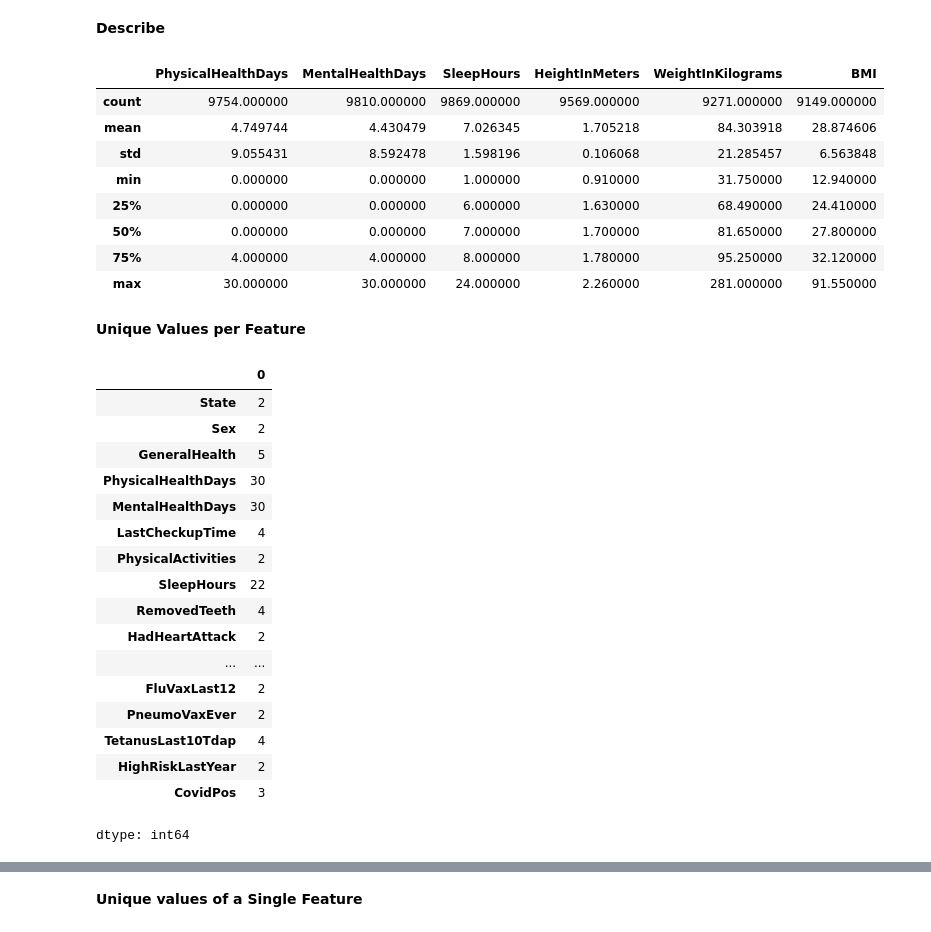
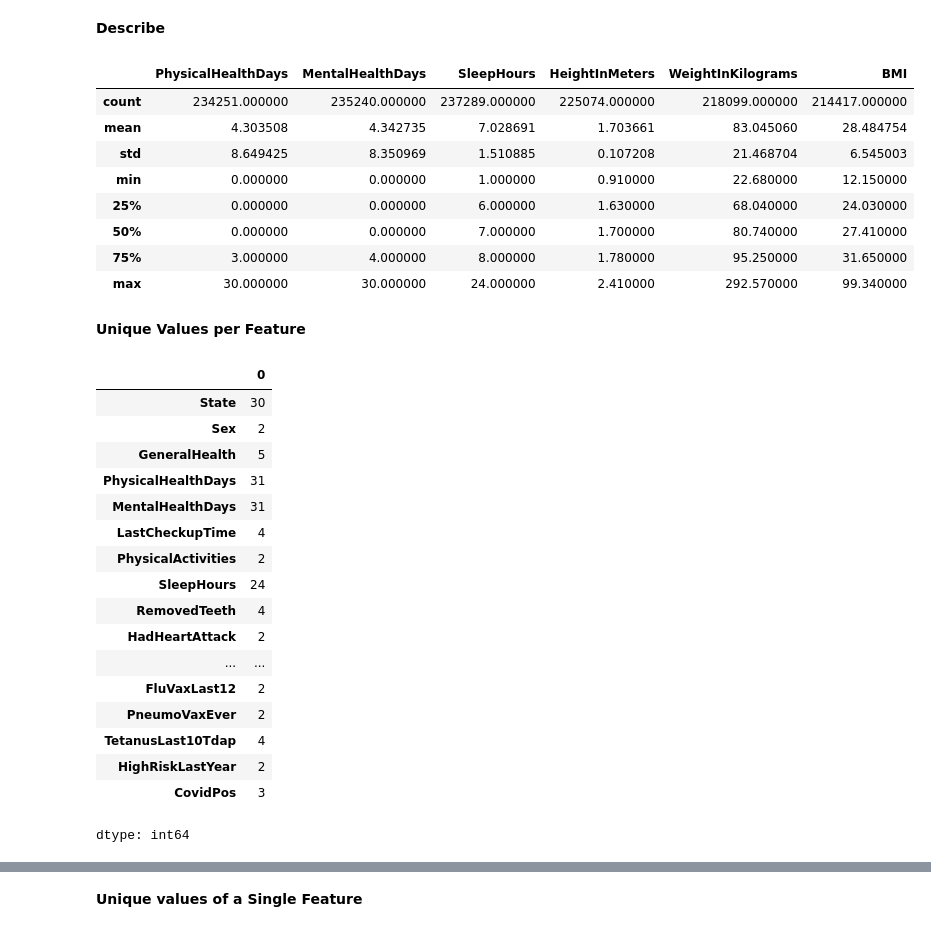
Before and after one commit to iammawaistariq/PAI-Lab, a Jupyter notebook: Lab_5_Exploratory_Data_Analysis.ipynb, the cells around one changed output, grey strips where cells are left out. Saved outputs shown, nothing was run; the diff lists cells and outputs as text; code cells hidden in the pictures.

```diff
--- a/Lab_5_Exploratory_Data_Analysis.ipynb
+++ b/Lab_5_Exploratory_Data_Analysis.ipynb
@@ -25,3 +25,3 @@ import matplotlib.pyplot as plt
 # %%
-train = pd.read_csv('/content/heart_2022_with_nans.csv')
+dataset = pd.read_csv('/content/heart_2022_with_nans.csv')
 # %% [markdown]
@@ -116,31 +94,31 @@ memory usage: 3.1+ MB
 # %% [markdown]
 **Describe**
 # %%
-train.describe()
+dataset.describe()
 # %% [output]
 |  | PhysicalHealthDays | MentalHealthDays | SleepHours | HeightInMeters | WeightInKilograms | BMI |
-| count | 9754.000000 | 9810.000000 | 9869.000000 | 9569.000000 | 9271.000000 | 9149.000000 |
-| mean | 4.749744 | 4.430479 | 7.026345 | 1.705218 | 84.303918 | 28.874606 |
-| std | 9.055431 | 8.592478 | 1.598196 | 0.106068 | 21.285457 | 6.563848 |
-| min | 0.000000 | 0.000000 | 1.000000 | 0.910000 | 31.750000 | 12.940000 |
-| 25% | 0.000000 | 0.000000 | 6.000000 | 1.630000 | 68.490000 | 24.410000 |
-| 50% | 0.000000 | 0.000000 | 7.000000 | 1.700000 | 81.650000 | 27.800000 |
-| 75% | 4.000000 | 4.000000 | 8.000000 | 1.780000 | 95.250000 | 32.120000 |
-| max | 30.000000 | 30.000000 | 24.000000 | 2.260000 | 281.000000 | 91.550000 |
+| count | 234251.000000 | 235240.000000 | 237289.000000 | 225074.000000 | 218099.000000 | 214417.000000 |
+| mean | 4.303508 | 4.342735 | 7.028691 | 1.703661 | 83.045060 | 28.484754 |
+| std | 8.649425 | 8.350969 | 1.510885 | 0.107208 | 21.468704 | 6.545003 |
+| min | 0.000000 | 0.000000 | 1.000000 | 0.910000 | 22.680000 | 12.150000 |
+| 25% | 0.000000 | 0.000000 | 6.000000 | 1.630000 | 68.040000 | 24.030000 |
+| 50% | 0.000000 | 0.000000 | 7.000000 | 1.700000 | 80.740000 | 27.410000 |
+| 75% | 3.000000 | 4.000000 | 8.000000 | 1.780000 | 95.250000 | 31.650000 |
+| max | 30.000000 | 30.000000 | 24.000000 | 2.410000 | 292.570000 | 99.340000 |
 # %% [markdown]
 **Unique Values per Feature**
 # %%
-train.nunique()
+dataset.nunique()
 # %% [output]
 |  | 0 |
-| State | 2 |
+| State | 30 |
 | Sex | 2 |
 | GeneralHealth | 5 |
-| PhysicalHealthDays | 30 |
-| MentalHealthDays | 30 |
+| PhysicalHealthDays | 31 |
+| MentalHealthDays | 31 |
 | LastCheckupTime | 4 |
 | PhysicalActivities | 2 |
-| SleepHours | 22 |
+| SleepHours | 24 |
 | RemovedTeeth | 4 |
 | HadHeartAttack | 2 |
 | ... | ... |
```
Also changed, not shown: parts of 91 cells of this notebook.
